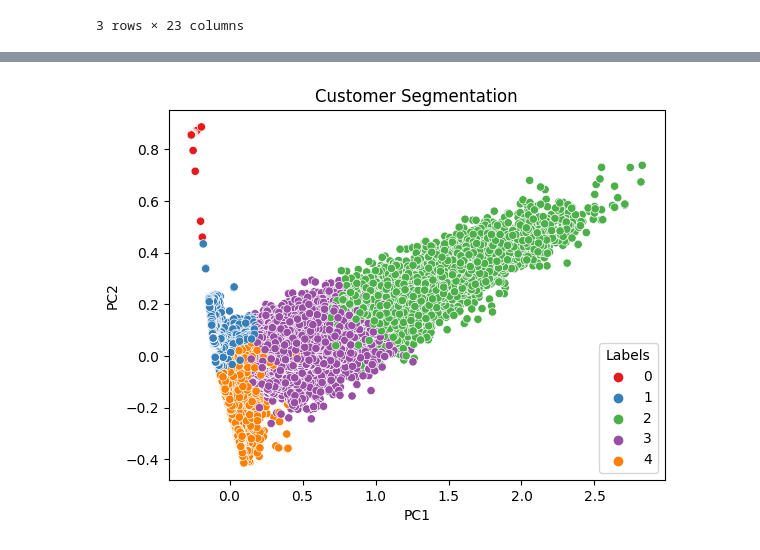
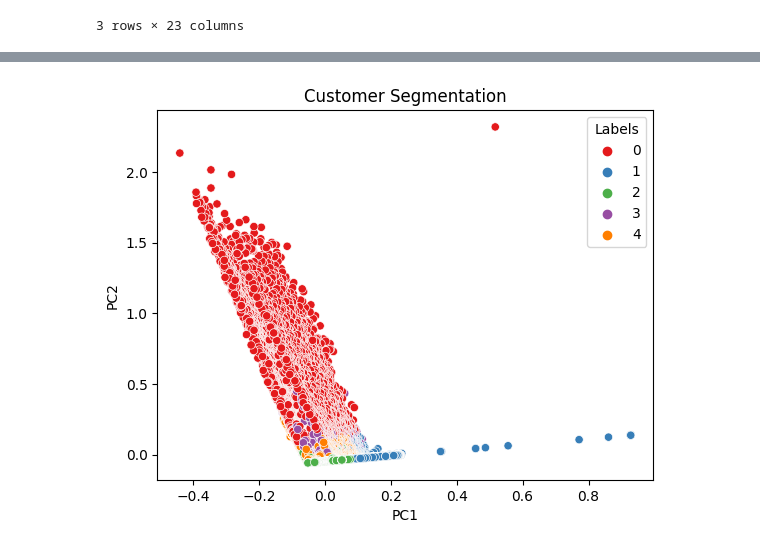
Before and after one commit to terjirapat/MADT8101-Customer-Analytics, a Jupyter notebook: Workshop 5 - Segmentation/main.ipynb, the cells around one changed output, grey strips where cells are left out. Cells and saved outputs as stored; diff of their text form; code cells hidden in the pictures.

```diff
--- a/Workshop 5 - Segmentation/main.ipynb
+++ b/Workshop 5 - Segmentation/main.ipynb
@@ -99,7 +105,9 @@ memory usage: 165.2+ MB
 # %%
-# clean date type
+# clean data type
 df_trans_cleaned['payment_date'] = pd.to_datetime(df_trans_cleaned['payment_date'])
 df_trans_cleaned['payment_ym'] = df_trans_cleaned['payment_date'].dt.to_period('M')
+
+df_trans_cleaned['trans_id'] = df_trans_cleaned['trans_id'].astype(str)
 
 df_trans['payment_date'] = pd.to_datetime(df_trans['payment_date'])
 df_trans['payment_ym'] = df_trans['payment_date'].dt.to_period('M')
@@ -301,16 +285,16 @@ df_clus.head(3)
 # %%
-# Create a Random Forest classifier
-clf = RandomForestClassifier()
+# # Create a Random Forest classifier
+# clf = RandomForestClassifier()
 
-# Train the classifier on your data
-clf.fit(X, labels)
+# # Train the classifier on your data
+# clf.fit(X, labels)
 
-# Get the feature importance scores
-importance_scores = clf.feature_importances_
+# # Get the feature importance scores
+# importance_scores = clf.feature_importances_
 
-# Sort the features based on importance in descending order
-sorted_indices = np.argsort(importance_scores)[::-1]
+# # Sort the features based on importance in descending order
+# sorted_indices = np.argsort(importance_scores)[::-1]
 
-# Print the feature rankings
-for i, idx in enumerate(sorted_indices):
-    print(f"Rank {i+1}: Feature {df_clus.columns[idx+1]}, Importance score: {importance_scores[idx]}")
+# # Print the feature rankings
+# for i, idx in enumerate(sorted_indices):
+#     print(f"Rank {i+1}: Feature {df_clus.columns[idx+1]}, Importance score: {importance_scores[idx]}")
@@ -334,0 +360,16 @@ Rank 22: Feature num_downline_last3m, Importance score: 0.00017411777657480853
+# %%
+# Create a Random Forest classifier
+clf = RandomForestClassifier()
+
+# Train the classifier on your data
+clf.fit(X, labels_kmedian)
+
+# Get the feature importance scores
+importance_scores = clf.feature_importances_
+
+# Sort the features based on importance in descending order
+sorted_indices = np.argsort(importance_scores)[::-1]
+
+# Print the feature rankings
+for i, idx in enumerate(sorted_indices):
+    print(f"Rank {i+1}: Feature {df_clus.columns[idx+1]}, Importance score: {importance_scores[idx]}")
@@ -335,18 +394,18 @@ Rank 22: Feature num_downline_last3m, Importance score: 0.00017411777657480853
 # %%
 # Perform PCA
 pca = PCA(n_components=2)
 X_pca = pca.fit_transform(X)
 
-sns.scatterplot(x=X_pca[:, 0], y=X_pca[:, 1], hue=labels, palette='Set1')
+sns.scatterplot(x=X_pca[:, 0], y=X_pca[:, 1], hue=labels_kmedian, palette='Set1')
 
 plt.xlabel('PC1')
 plt.ylabel('PC2')
 plt.title('Customer Segmentation')
 plt.legend(title='Labels')
 
 plt.show()
 # %% [output]
-[figure, old version]
+[figure, new version]
 # %%
 df_clus['Cluster'].value_counts()
 # %% [output]
```
Also changed, not shown: parts of 29 cells of this notebook, 2 other files.
